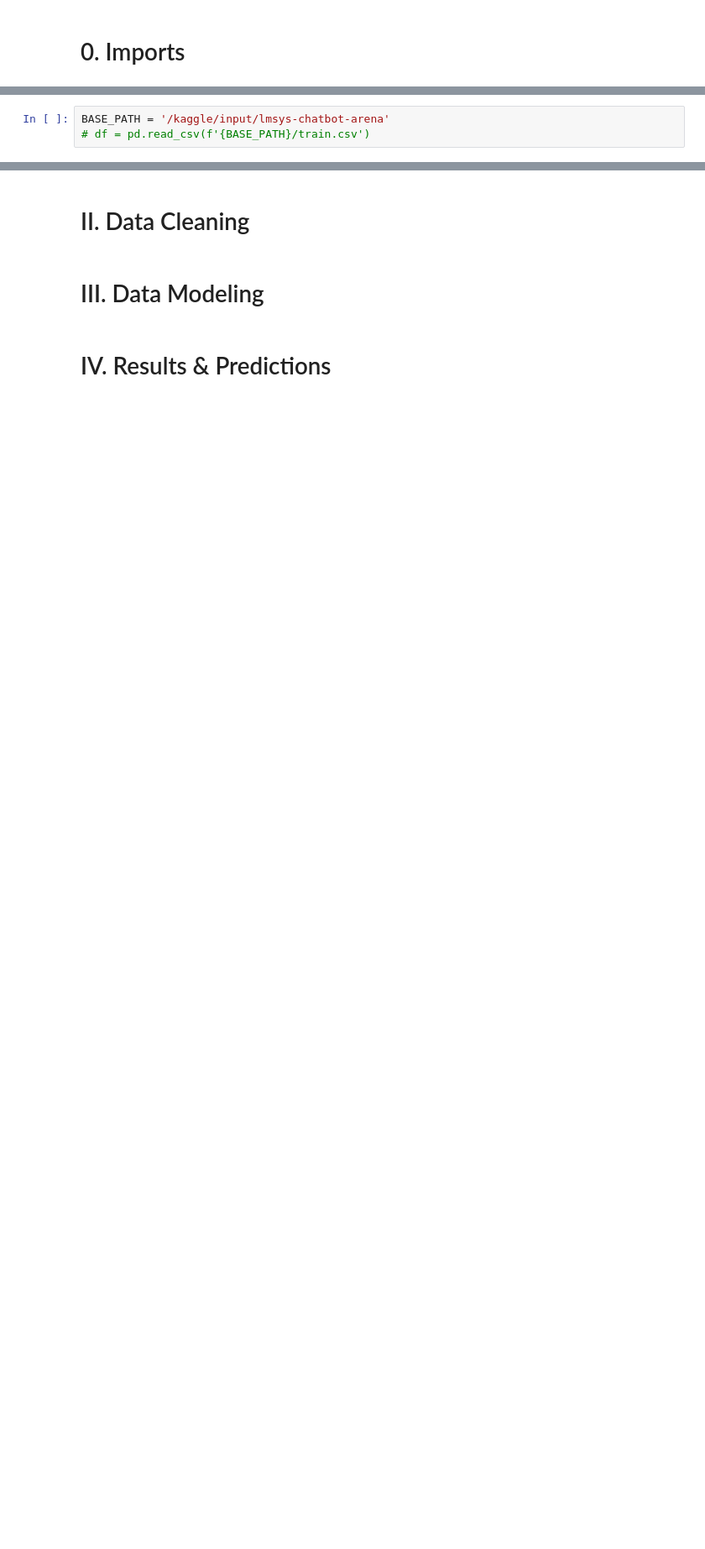
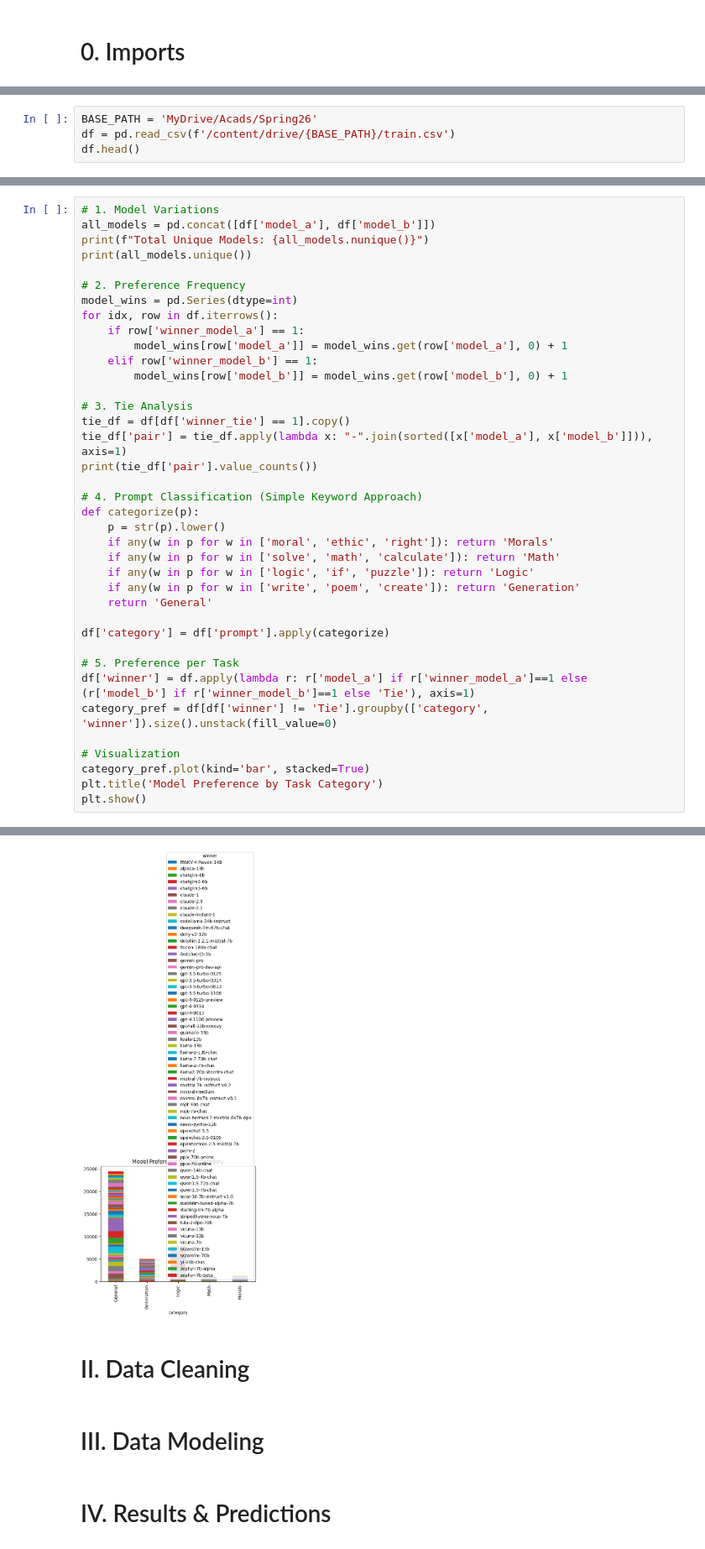
Before and after one commit to zelaneroz/sc4000_chatbot_area, a Jupyter notebook: ChatBotArena_SC4000.ipynb, the cells around one changed output, grey strips where cells are left out. Shown at 84% size. Drawn from its saved outputs; the diff is of its cells as text; blank space fills up the shorter version.

```diff
--- a/ChatBotArena_SC4000.ipynb
+++ b/ChatBotArena_SC4000.ipynb
@@ -48,4 +55,5 @@ import numpy as np
 # %%
-BASE_PATH = '/kaggle/input/lmsys-chatbot-arena'
-# df = pd.read_csv(f'{BASE_PATH}/train.csv')
+BASE_PATH = 'MyDrive/Acads/Spring26'
+df = pd.read_csv(f'/content/drive/{BASE_PATH}/train.csv')
+df.head()
 # %% [output]
@@ -54,0 +75,39 @@ FileNotFoundError: [Errno 2] No such file or directory: '/kaggle/input/lmsys-cha
+# %%
+# 1. Model Variations
+all_models = pd.concat([df['model_a'], df['model_b']])
+print(f"Total Unique Models: {all_models.nunique()}")
+print(all_models.unique())
+
+# 2. Preference Frequency
+model_wins = pd.Series(dtype=int)
+for idx, row in df.iterrows():
+    if row['winner_model_a'] == 1:
+        model_wins[row['model_a']] = model_wins.get(row['model_a'], 0) + 1
+    elif row['winner_model_b'] == 1:
+        model_wins[row['model_b']] = model_wins.get(row['model_b'], 0) + 1
+
+# 3. Tie Analysis
+tie_df = df[df['winner_tie'] == 1].copy()
+tie_df['pair'] = tie_df.apply(lambda x: "-".join(sorted([x['model_a'], x['model_b']])), axis=1)
+print(tie_df['pair'].value_counts())
+
+# 4. Prompt Classification (Simple Keyword Approach)
+def categorize(p):
+    p = str(p).lower()
+    if any(w in p for w in ['moral', 'ethic', 'right']): return 'Morals'
+    if any(w in p for w in ['solve', 'math', 'calculate']): return 'Math'
+    if any(w in p for w in ['logic', 'if', 'puzzle']): return 'Logic'
+    if any(w in p for w in ['write', 'poem', 'create']): return 'Generation'
+    return 'General'
+
+df['category'] = df['prompt'].apply(categorize)
+
+# 5. Preference per Task
+df['winner'] = df.apply(lambda r: r['model_a'] if r['winner_model_a']==1 else (r['model_b'] if r['winner_model_b']==1 else 'Tie'), axis=1)
+category_pref = df[df['winner'] != 'Tie'].groupby(['category', 'winner']).size().unstack(fill_value=0)
+
+# Visualization
+category_pref.plot(kind='bar', stacked=True)
+plt.title('Model Preference by Task Category')
+plt.show()
+# %% [output]
@@ -55,3 +131,4 @@ FileNotFoundError: [Errno 2] No such file or directory: '/kaggle/input/lmsys-cha
+[figure, added]
 # %% [markdown]
 # II. Data Cleaning
 # %% [markdown]
```
Also changed, not shown: parts of 6 cells of this notebook.
